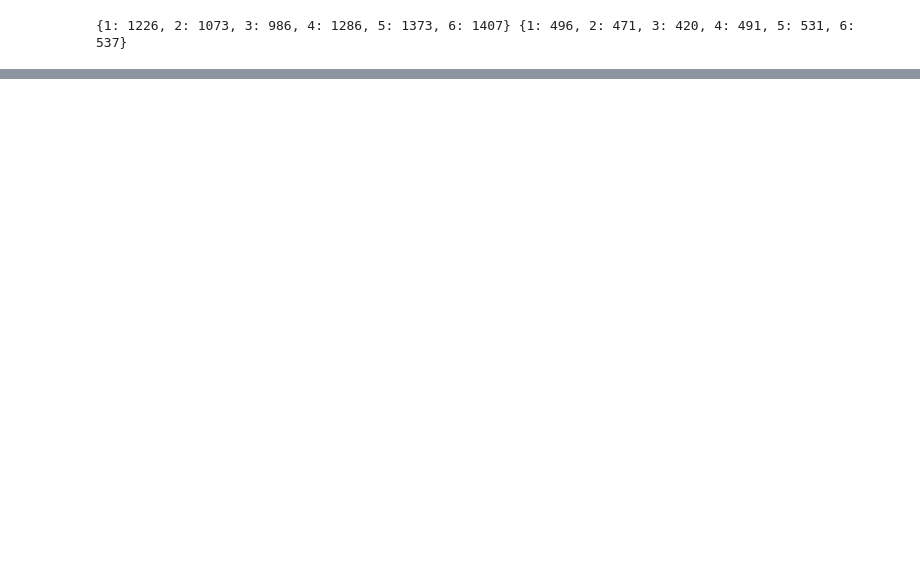
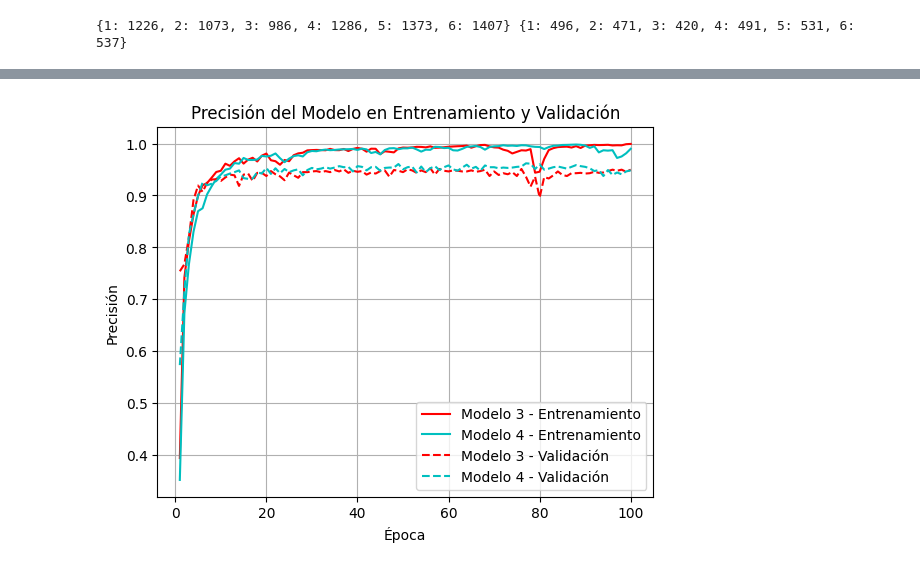
Before and after one commit to Nahuel404/Reconocimiento_human_activity, a Jupyter notebook: IA_development.ipynb, the cells around one changed output, grey strips where cells are left out. Cells and saved outputs as stored; diff of their text form; code cells hidden in the pictures; blank space fills up the shorter version.

```diff
--- a/IA_development.ipynb
+++ b/IA_development.ipynb
@@ -299 +207,19 @@ El mínimo número de épocas necesarias es 8.
+# %%
+plt.plot(epochs, history_third.history['accuracy'], 'r', label='Modelo 3 - Entrenamiento')
+plt.plot(epochs, history_fourth.history['accuracy'], 'c', label='Modelo 4 - Entrenamiento')
+
+plt.plot(epochs, history_third.history['val_accuracy'], 'r--', label='Modelo 3 - Validación')
+plt.plot(epochs, history_fourth.history['val_accuracy'], 'c--', label='Modelo 4 - Validación')
+
+# Configuraciones de la gráfica
+plt.title('Precisión del Modelo en Entrenamiento y Validación')
+plt.xlabel('Época')
+plt.ylabel('Precisión')
+plt.legend(loc='lower right')
+plt.grid(True)
+
+# Mostrar la gráfica
+plt.show()
+# %% [output]
+[figure, added]
 # %%
```
Also changed, not shown: parts of 28 cells of this notebook, 1 other file.
